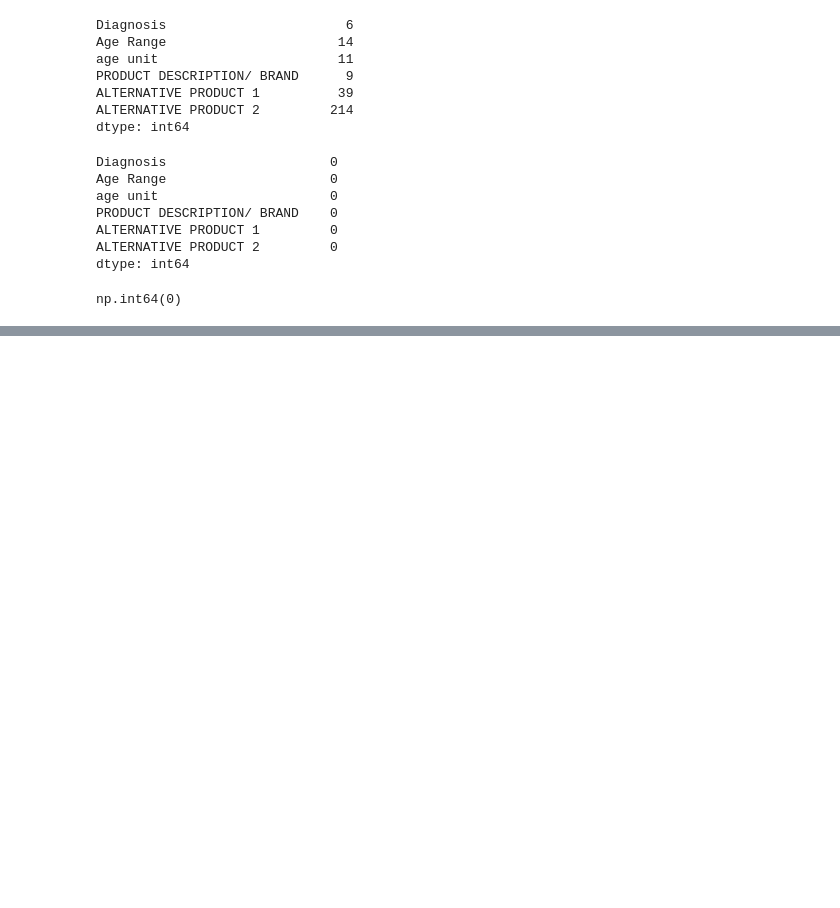
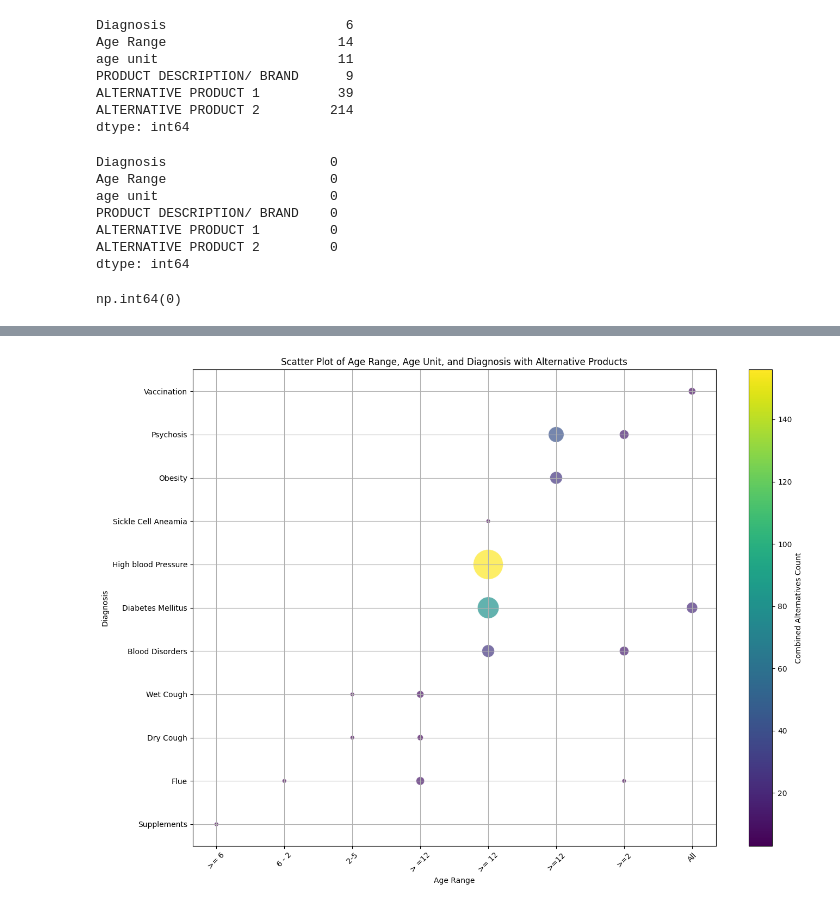
Before and after one commit to DevSham/PredictingPrescriptions, a Jupyter notebook: ExploratoryDataAnalysis.ipynb, the cells around one changed output, grey strips where cells are left out. Cells and saved outputs as stored; diff of their text form; code cells hidden in the pictures; blank space fills up the shorter version.

```diff
--- a/ExploratoryDataAnalysis.ipynb
+++ b/ExploratoryDataAnalysis.ipynb
@@ -188,0 +151,48 @@ plt.show()
+# %%
+pivot_table = data_with_required_fields_and_no_missing_values.pivot_table(
+    index=['age unit', 'Age Range', 'Diagnosis'],
+    values=['ALTERNATIVE PRODUCT 1', 'ALTERNATIVE PRODUCT 2', 'PRODUCT DESCRIPTION/ BRAND'],
+    aggfunc='count',
+    fill_value=0
+)
+# %%
+# Flatten the pivot table
+flat_table = pivot_table.reset_index()
+# %%
+# Combine the counts of alternatives into a single category for easier plotting
+flat_table['Combined Alternatives'] = (
+    flat_table['ALTERNATIVE PRODUCT 1'] +
+    flat_table['ALTERNATIVE PRODUCT 2'] +
+    flat_table['PRODUCT DESCRIPTION/ BRAND']
+)
+# %%
+norm = plt.Normalize(vmin=flat_table['Combined Alternatives'].min(), vmax=flat_table['Combined Alternatives'].max())
+colors = plt.cm.viridis(norm(flat_table['Combined Alternatives']))
+# %%
+plt.figure(figsize=(14, 10))
+
+# Create scatter plot
+scatter = plt.scatter(
+    flat_table['Age Range'],  # x-axis
+    flat_table['Diagnosis'],  # y-axis
+    s=flat_table['Combined Alternatives'] * 10,  # Size of the dots reflects the counts (scaled for visibility)
+    c=colors,  # Color based on combined alternatives
+    alpha=0.7,
+    edgecolors='w',
+    linewidth=0.5
+)
+
+# Adding labels and title
+plt.xlabel('Age Range')
+plt.ylabel('Diagnosis')
+plt.title('Scatter Plot of Age Range, Age Unit, and Diagnosis with Alternative Products')
+plt.xticks(rotation=45)  # Rotate x-axis labels if needed
+plt.grid(True)
+
+# Create a colorbar with the ScalarMappable
+cbar = plt.colorbar(plt.cm.ScalarMappable(norm=norm, cmap='viridis'), ax=plt.gca(), label='Combined Alternatives Count')
+
+plt.tight_layout()
+plt.show()
+# %% [output]
+[figure, added]
```
Also changed, not shown: parts of 5 cells of this notebook, 1 other file.
